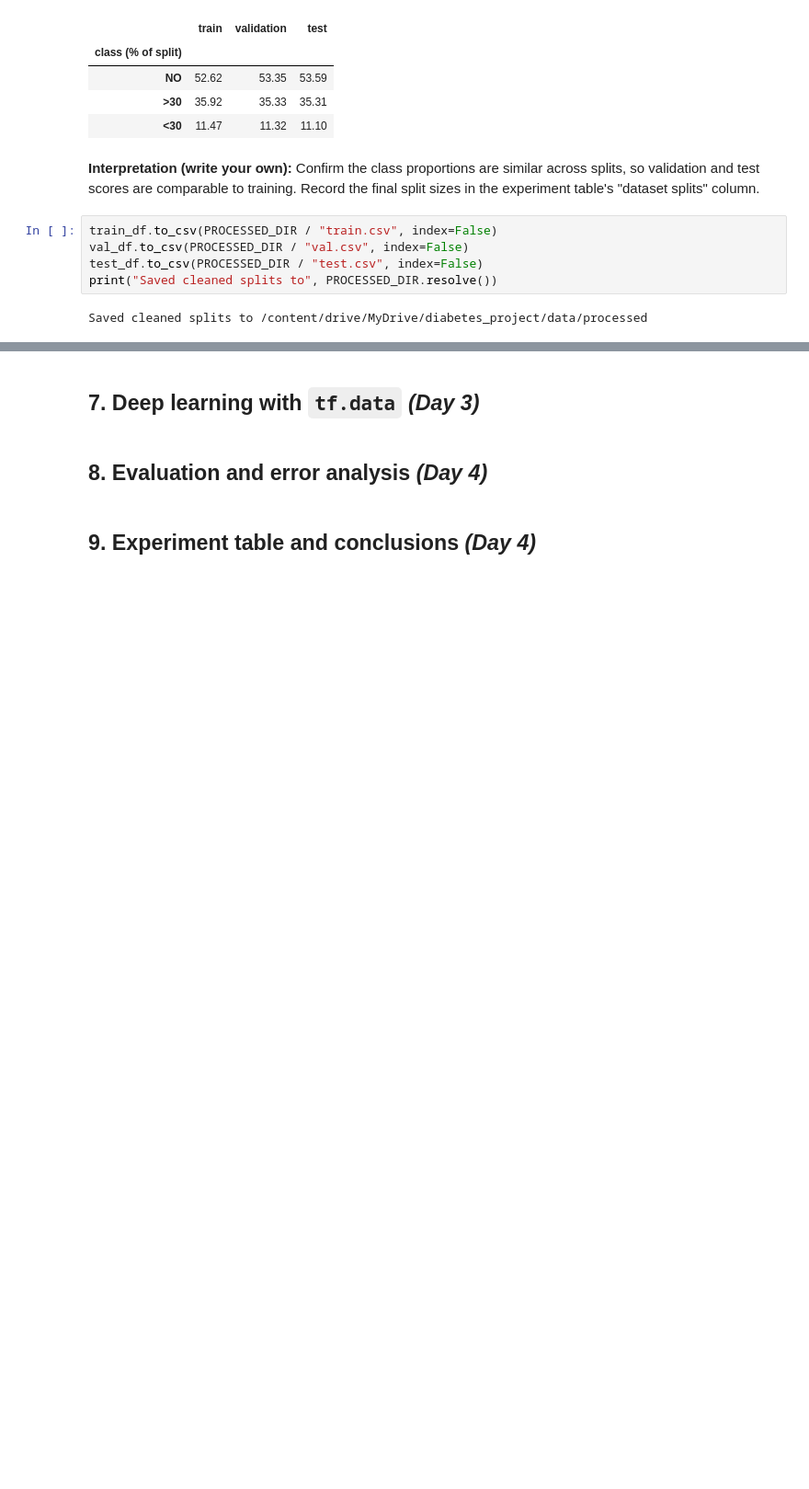
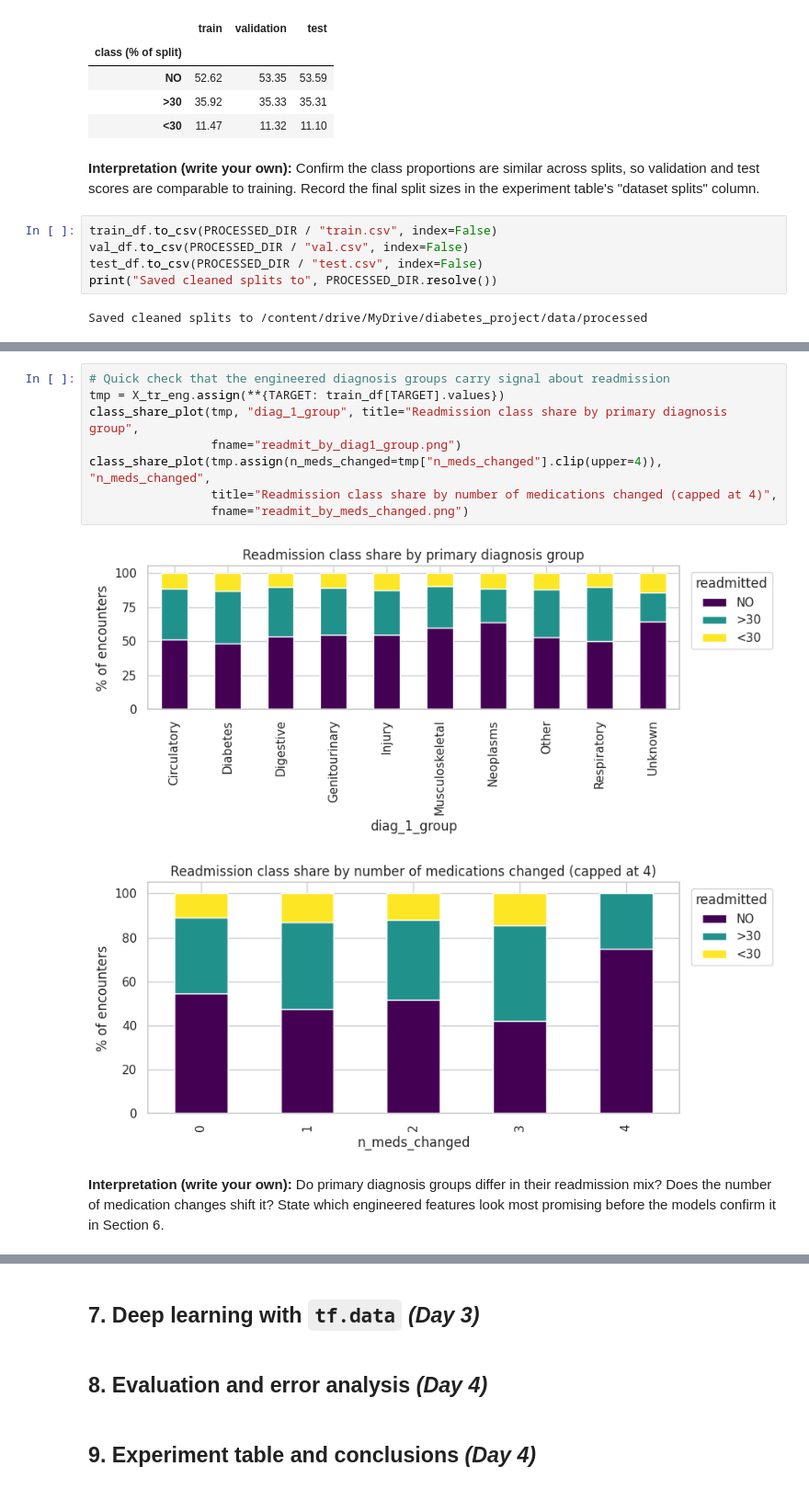
Before and after one commit to Nina-Cyndy/diabetes-intro-to-ml-summative, a Jupyter notebook: diabetes_readmission.ipynb, the cells around one changed output, grey strips where cells are left out. Shown at 92% size. Saved outputs shown, nothing was run; the diff lists cells and outputs as text; blank space fills up the shorter version.

```diff
--- a/diabetes_readmission.ipynb
+++ b/diabetes_readmission.ipynb
@@ -402,0 +519,13 @@ Planned: ICD-9 diagnosis grouping (`diag_1`-`diag_3` to broader disease categori
+# %%
+# Quick check that the engineered diagnosis groups carry signal about readmission
+tmp = X_tr_eng.assign(**{TARGET: train_df[TARGET].values})
+class_share_plot(tmp, "diag_1_group", title="Readmission class share by primary diagnosis group",
+                 fname="readmit_by_diag1_group.png")
+class_share_plot(tmp.assign(n_meds_changed=tmp["n_meds_changed"].clip(upper=4)), "n_meds_changed",
+                 title="Readmission class share by number of medications changed (capped at 4)",
+                 fname="readmit_by_meds_changed.png")
+# %% [output]
+[figure, added]
+[figure, added]
+# %% [markdown]
+**Interpretation (write your own):** Do primary diagnosis groups differ in their readmission mix? Does the number of medication changes shift it? State which engineered features look most promising before the models confirm it in Section 6.
```
Also changed, not shown: parts of 27 cells of this notebook.
